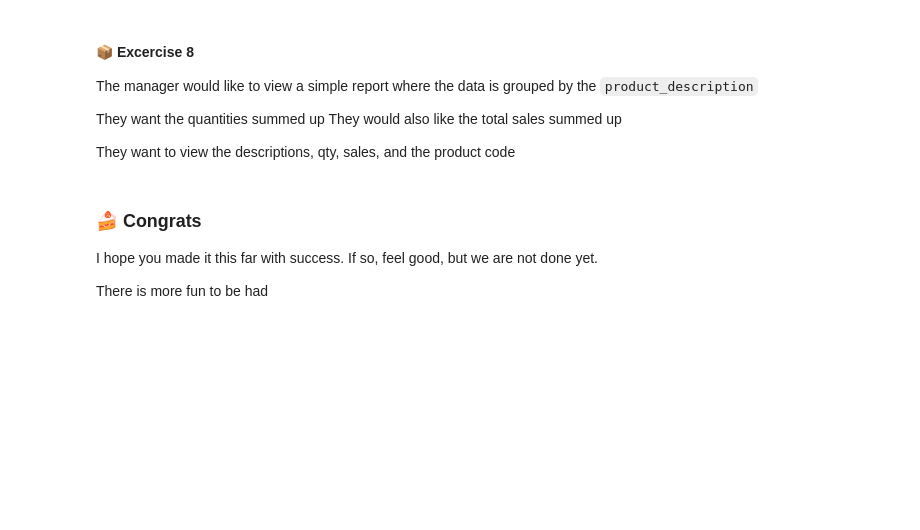
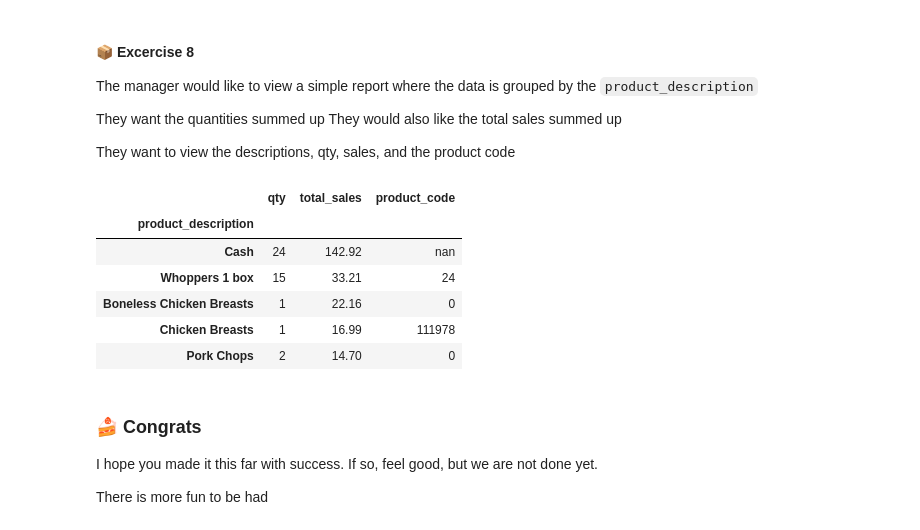
Before and after one commit to C5m7b4/py-fun, a Jupyter notebook: 03-pandas_fun.ipynb, the cells around one changed output. Saved outputs shown, nothing was run; the diff lists cells and outputs as text; code cells hidden in the pictures; blank space fills up the shorter version.

```diff
--- a/03-pandas_fun.ipynb
+++ b/03-pandas_fun.ipynb
@@ -98,4 +185,9 @@ then show the manager that the item has been corrected
 - <strong>`.astype(str)`</strong>: ensures no weird types break the .str methods
 - <strong>`.str.replace`</strong>: replaces all `%` signs with a space
 # %%
-# your code goes here
+mask = ds['product_code'] == '14'
+ds.loc[mask, 'product_description'] = (
+    ds.loc[mask, 'product_description'].astype(str).str.replace('%', ' ', regex=False)
+)
+
+ds.loc[mask, ['product_code', 'product_description']]
@@ -110,4 +205,5 @@ Rename all records with a sale_type of `SALE` to just read `Sale`.
 
 Then display the newly updated unique sale types
 # %%
-# your code goes here
+ds.loc[ds['sale_type'] == 'SALE', 'sale_type'] = 'Sale'
+ds['sale_type'].unique()
@@ -123,7 +221,20 @@ They would also like the total sales summed up
 
 They want to view the descriptions, qty, sales, and the product code
 # %%
-# your code goes here
+grouped = ds.groupby('product_description').agg({
+    'qty': 'sum',
+    'total_sales': 'sum',
+    'product_code': 'first'
+})
+grouped.sort_values('total_sales', ascending=False).head()
+# %% [output]
+|  | qty | total_sales | product_code |
+| product_description |  |  |  |
+| Cash | 24 | 142.92 | nan |
+| Whoppers 1 box | 15 | 33.21 | 24 |
+| Boneless Chicken Breasts | 1 | 22.16 | 0 |
+| Chicken Breasts | 1 | 16.99 | 111978 |
+| Pork Chops | 2 | 14.70 | 0 |
 # %% [markdown]
 ### 🍰 Congrats
 
```
Also changed, not shown: parts of 12 cells of this notebook, 3 other files.
